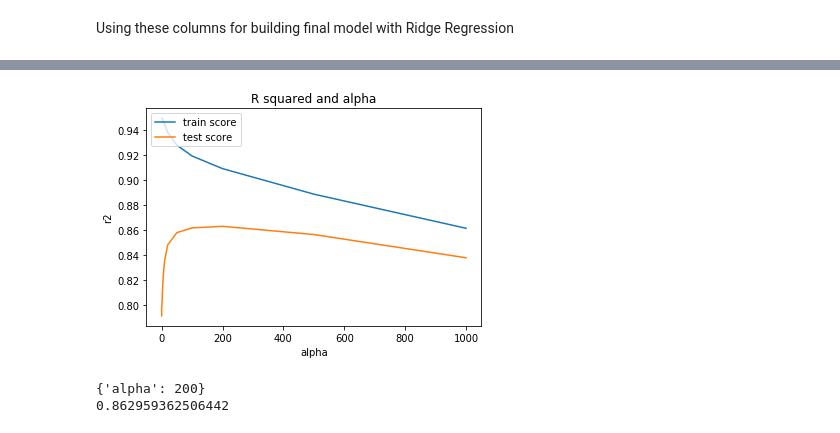
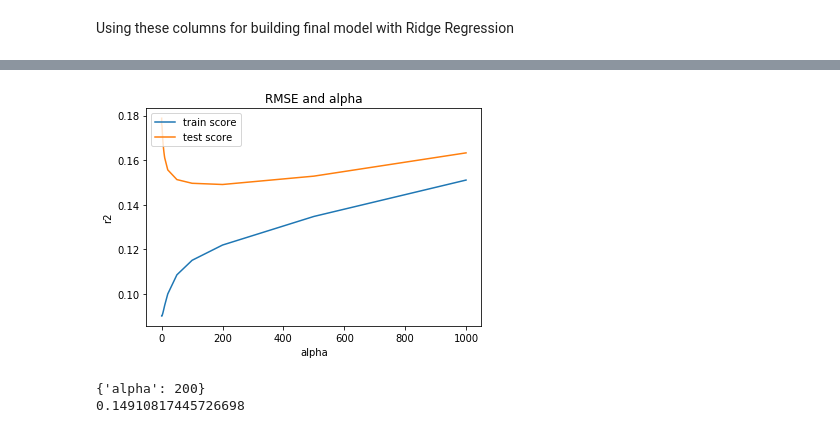
Before and after one commit to kanika1101/Advanced-Regression, a Jupyter notebook: Australian_Housing_Prediction.ipynb, the cells around one changed output, grey strips where cells are left out. Saved outputs shown, nothing was run; the diff lists cells and outputs as text; code cells hidden in the pictures.

```diff
--- a/Australian_Housing_Prediction.ipynb
+++ b/Australian_Housing_Prediction.ipynb
@@ -629,0 +534,3 @@ Inferences:
+# %%
+# Dropping highly corelated variables
+housing.drop(['BsmtUnfSF','TotRmsAbvGrd','GarageCars','AgeGarageBlt'],axis=1,inplace=True)
@@ -750,6 +622,6 @@ Final number of features to be used in the model are 246. We will eliminate firs
 # %%
 folds =5
-hyper_params = [{"n_features_to_select": [20,30,40]}]
+hyper_params = [{"n_features_to_select": [1,50,60,70,80,90,100,110]}]
 
 lm = LinearRegression()
 lm.fit(X_train,y_train)
@@ -757,7 +629,7 @@ rfe = RFE(lm)
 
 model_cv = GridSearchCV(estimator = rfe,
                        param_grid = hyper_params,
-                       scoring= 'r2',
+                       scoring= 'neg_mean_squared_error',
                        cv = folds,
                        verbose = 3,
                        return_train_score = True)
@@ -832,7 +708,7 @@ Using RFE to select iniital 100 features
 # %%
 lm = LinearRegression()
 lm.fit(X_train,y_train)
-rfe = RFE(lm,32)
+rfe = RFE(lm,90)
 rfe.fit(X_train,y_train)
 # %% [output]
 RFE(estimator=LinearRegression(copy_X=True, fit_intercept=True, n_jobs=None,
@@ -877,7 +757,7 @@ folds = 5
 
 model_cv = GridSearchCV(estimator = ridge,
                        param_grid = params,
-                       scoring = 'r2',
+                       scoring = 'neg_mean_squared_error',
                        cv = folds,
                        return_train_score = True,
                        verbose =1)
@@ -911,23 +791,23 @@ cv_results.head()
 # %%
 # plotting mean test and train scoes with alpha
 cv_results['param_alpha'] = cv_results['param_alpha'].astype('int32')
 
 # plotting
-plt.plot(cv_results['param_alpha'], cv_results['mean_train_score'])
-plt.plot(cv_results['param_alpha'], cv_results['mean_test_score'])
+plt.plot(cv_results['param_alpha'], np.sqrt(-cv_results['mean_train_score']))
+plt.plot(cv_results['param_alpha'], np.sqrt(-cv_results['mean_test_score']))
 plt.xlabel('alpha')
 plt.ylabel('r2')
-plt.title("R squared and alpha")
+plt.title("RMSE and alpha")
 plt.legend(['train score', 'test score'], loc='upper left')
 plt.show()
 # %% [output]
-[figure, old version]
+[figure, new version]
 # %%
 print(model_cv.best_params_)
-print(model_cv.best_score_)
+print(np.sqrt(-model_cv.best_score_))
 # %% [output]
 {'alpha': 200}
-0.862959362506442
+0.14910817445726698
 # %%
 alpha = 200
 ridge = Ridge(alpha = alpha)
```
Also changed, not shown: parts of 121 cells of this notebook, 1 other file.
